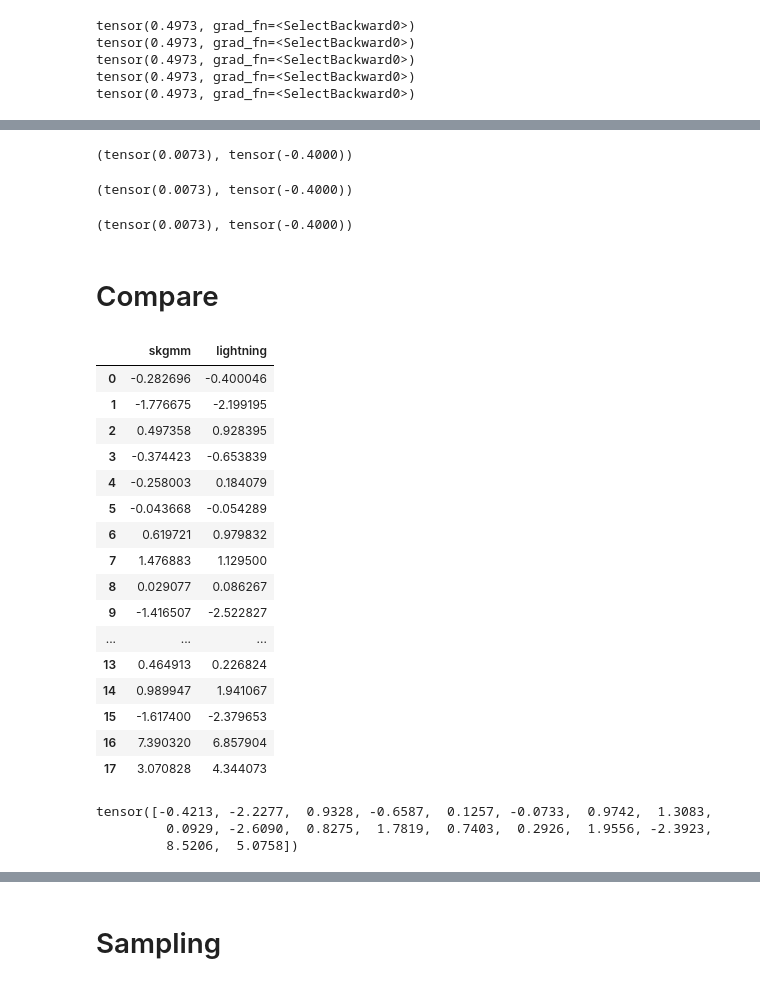
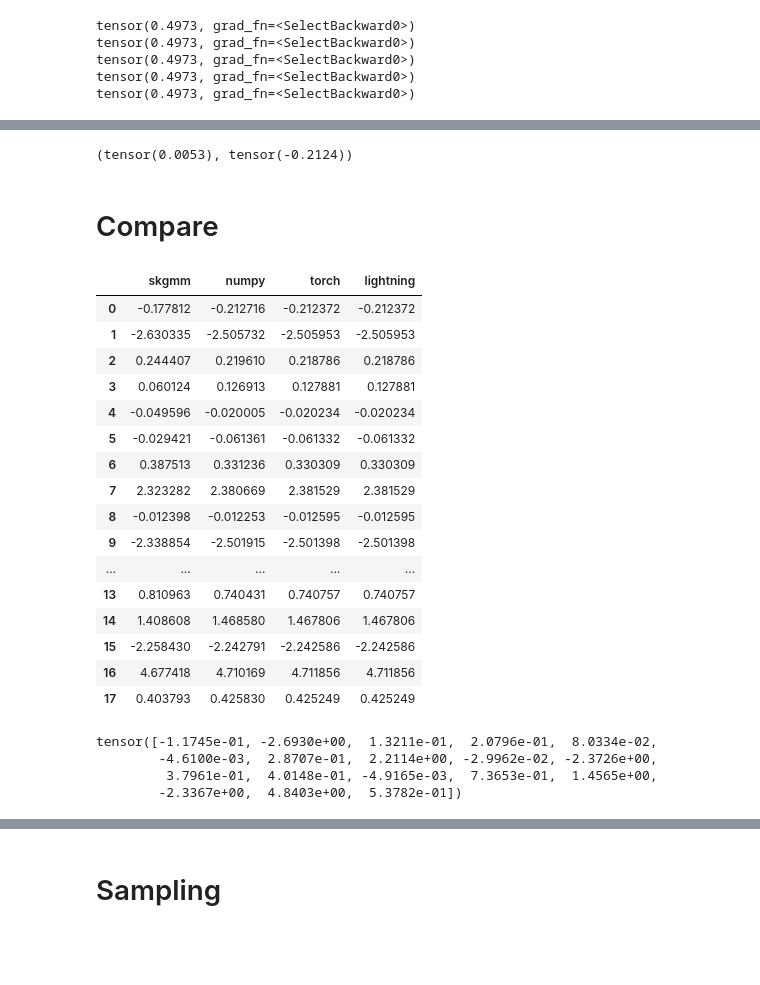
Before and after one commit to OpenSynth-energy/OpenSynth, a Jupyter notebook: notebooks/faraday/gmm_implementation_simplified.ipynb, the cells around one changed output, grey strips where cells are left out. Drawn from its saved outputs; the diff is of its cells as text; code cells hidden in the pictures; blank space fills up the shorter version.

```diff
--- a/notebooks/faraday/gmm_implementation_simplified.ipynb
+++ b/notebooks/faraday/gmm_implementation_simplified.ipynb
@@ -33,7 +33,7 @@ data_path = Path("../../data/processed/historical/train/lcl_data_100K.csv")
 stats_path = Path("../../data/processed/historical/train/mean_std.csv")
 outlier_path = Path("../../data/processed/historical/train/outliers.csv")
 
-dm = LCLDataModule(data_path=data_path, stats_path=stats_path, batch_size=100000, n_samples=100000)
+dm = LCLDataModule(data_path=data_path, stats_path=stats_path, batch_size=25000, n_samples=100000)
 dm.setup()
 # %%
 import torch
@@ -411,15 +424,0 @@ log prob:  tensor(1.9078)
-# %%
-from sklearn.mixture import GaussianMixture
-init_weights = gmm_init_params["weights"]
-init_means = gmm_init_params["means"]
-
-skgmm = GaussianMixture(n_components=N_COMPONENTS, covariance_type='full', tol=CONVERGENCE_TOL, max_iter=EPOCHS, random_state=0, means_init = init_means, weights_init=init_weights, warm_start=True)
-
-dl = custom_dm.train_dataloader()
-next_batch = next(iter(dl))
-for batch_num, batch_data in enumerate(dl):
-    print("Batch number: ", batch_num)
-    input_data = batch_data.detach().numpy()
-    n_samples = len(input_tensor)
-    skgmm.fit(input_data)
-    print("means: ", skgmm.means_)
@@ -476,15 +425,7 @@ len(sklearn_sum_components[sklearn_sum_components==0]), len(ligthning_sum_compon
-# %%
-gmm_lightning_module.gmm_module.weights[0], gmm_lightning_module.gmm_module.means[0][0]
-# %% [output]
-(tensor(0.0073), tensor(-0.4000))
-# %%
-gmm_lightning_module.gmm_module.weights[0], gmm_lightning_module.gmm_module.means[0][0]
-# %% [output]
-(tensor(0.0073), tensor(-0.4000))
 # %%
 gmm_lightning_module.weight_metric.compute()[0], gmm_lightning_module.mean_metric.compute()[0][0]
 # %% [output]
-(tensor(0.0073), tensor(-0.4000))
+(tensor(0.0053), tensor(-0.2124))
 # %% [markdown]
 # Compare
 # %%
@@ -492,34 +433,35 @@ IDX = 0
 # %%
 df_compare_means = pd.DataFrame()
 df_compare_means["skgmm"] = skgmm.means_[IDX]
-#df_compare_means["numpy"] = means[IDX]
-#df_compare_means["torch"] = trained_model.means[IDX]
+df_compare_means["numpy"] = means[IDX]
+df_compare_means["torch"] = trained_model.means[IDX]
 df_compare_means["lightning"] = gmm_lightning_module.gmm_module.means[IDX]
 df_compare_means
 # %% [output]
-|  | skgmm | lightning |
-| 0 | -0.282696 | -0.400046 |
-| 1 | -1.776675 | -2.199195 |
-| 2 | 0.497358 | 0.928395 |
-| 3 | -0.374423 | -0.653839 |
-| 4 | -0.258003 | 0.184079 |
-| 5 | -0.043668 | -0.054289 |
-| 6 | 0.619721 | 0.979832 |
-| 7 | 1.476883 | 1.129500 |
-| 8 | 0.029077 | 0.086267 |
-| 9 | -1.416507 | -2.522827 |
-| ... | ... | ... |
-| 13 | 0.464913 | 0.226824 |
-| 14 | 0.989947 | 1.941067 |
-| 15 | -1.617400 | -2.379653 |
-| 16 | 7.390320 | 6.857904 |
-| 17 | 3.070828 | 4.344073 |
+|  | skgmm | numpy | torch | lightning |
+| 0 | -0.177812 | -0.212716 | -0.212372 | -0.212372 |
+| 1 | -2.630335 | -2.505732 | -2.505953 | -2.505953 |
+| 2 | 0.244407 | 0.219610 | 0.218786 | 0.218786 |
+| 3 | 0.060124 | 0.126913 | 0.127881 | 0.127881 |
+| 4 | -0.049596 | -0.020005 | -0.020234 | -0.020234 |
+| 5 | -0.029421 | -0.061361 | -0.061332 | -0.061332 |
+| 6 | 0.387513 | 0.331236 | 0.330309 | 0.330309 |
+| 7 | 2.323282 | 2.380669 | 2.381529 | 2.381529 |
+| 8 | -0.012398 | -0.012253 | -0.012595 | -0.012595 |
+| 9 | -2.338854 | -2.501915 | -2.501398 | -2.501398 |
+| ... | ... | ... | ... | ... |
+| 13 | 0.810963 | 0.740431 | 0.740757 | 0.740757 |
+| 14 | 1.408608 | 1.468580 | 1.467806 | 1.467806 |
+| 15 | -2.258430 | -2.242791 | -2.242586 | -2.242586 |
+| 16 | 4.677418 | 4.710169 | 4.711856 | 4.711856 |
+| 17 | 0.403793 | 0.425830 | 0.425249 | 0.425249 |
 # %%
 gmm_init_params["means"][IDX]
 # %% [output]
-tensor([-0.4213, -2.2277,  0.9328, -0.6587,  0.1257, -0.0733,  0.9742,  1.3083,
-         0.0929, -2.6090,  0.8275,  1.7819,  0.7403,  0.2926,  1.9556, -2.3923,
-         8.5206,  5.0758])
+tensor([-1.1745e-01, -2.6930e+00,  1.3211e-01,  2.0796e-01,  8.0334e-02,
+        -4.6100e-03,  2.8707e-01,  2.2114e+00, -2.9962e-02, -2.3726e+00,
+         3.7961e-01,  4.0148e-01, -4.9165e-03,  7.3653e-01,  1.4565e+00,
+        -2.3367e+00,  4.8403e+00,  5.3782e-01])
 # %%
 df_compare_covar = pd.DataFrame()
 df_compare_covar["skgmm"] = skgmm.covariances_[IDX][0]
```
Also changed, not shown: parts of 28 cells of this notebook, 1 other file.
